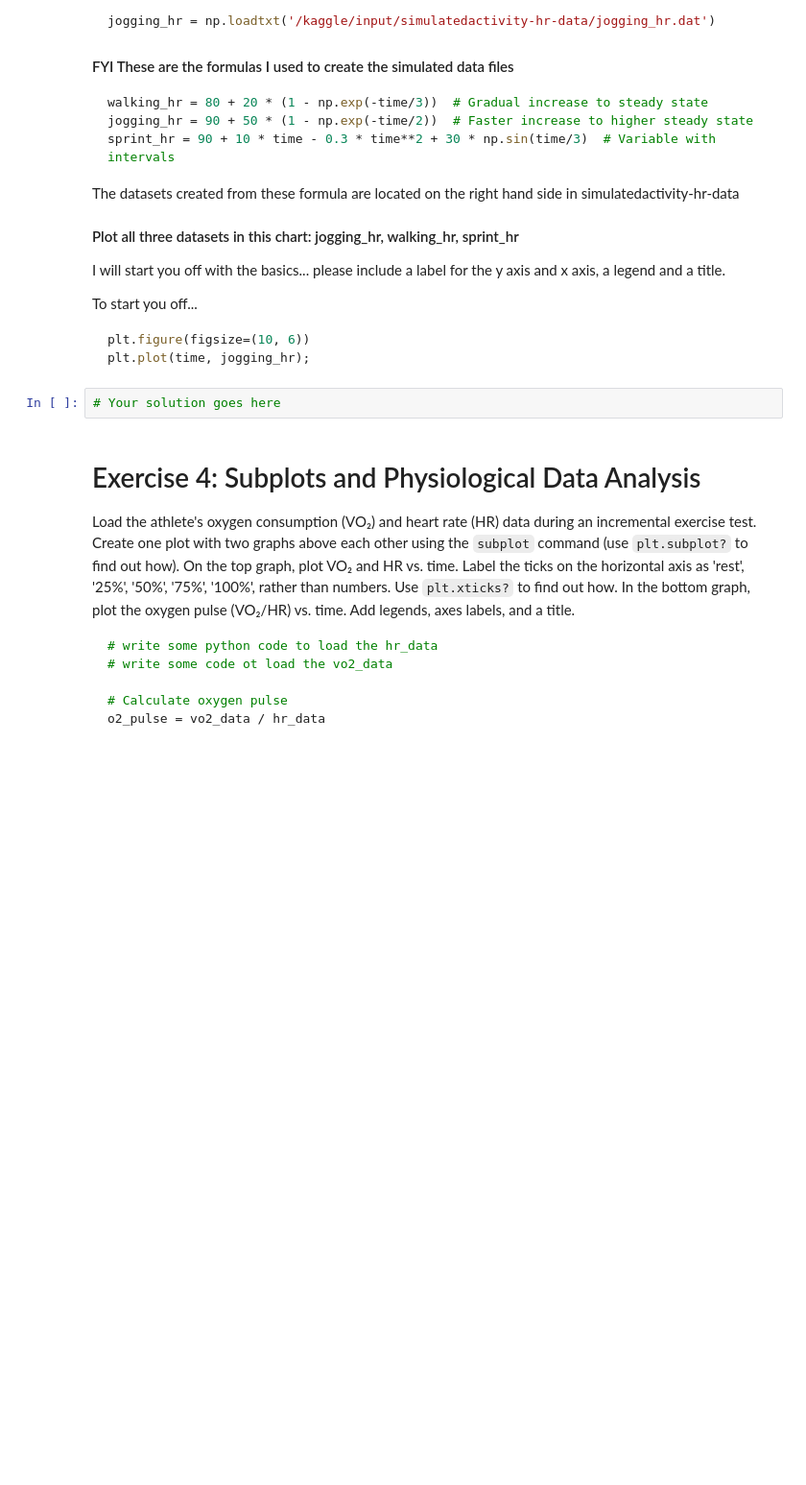
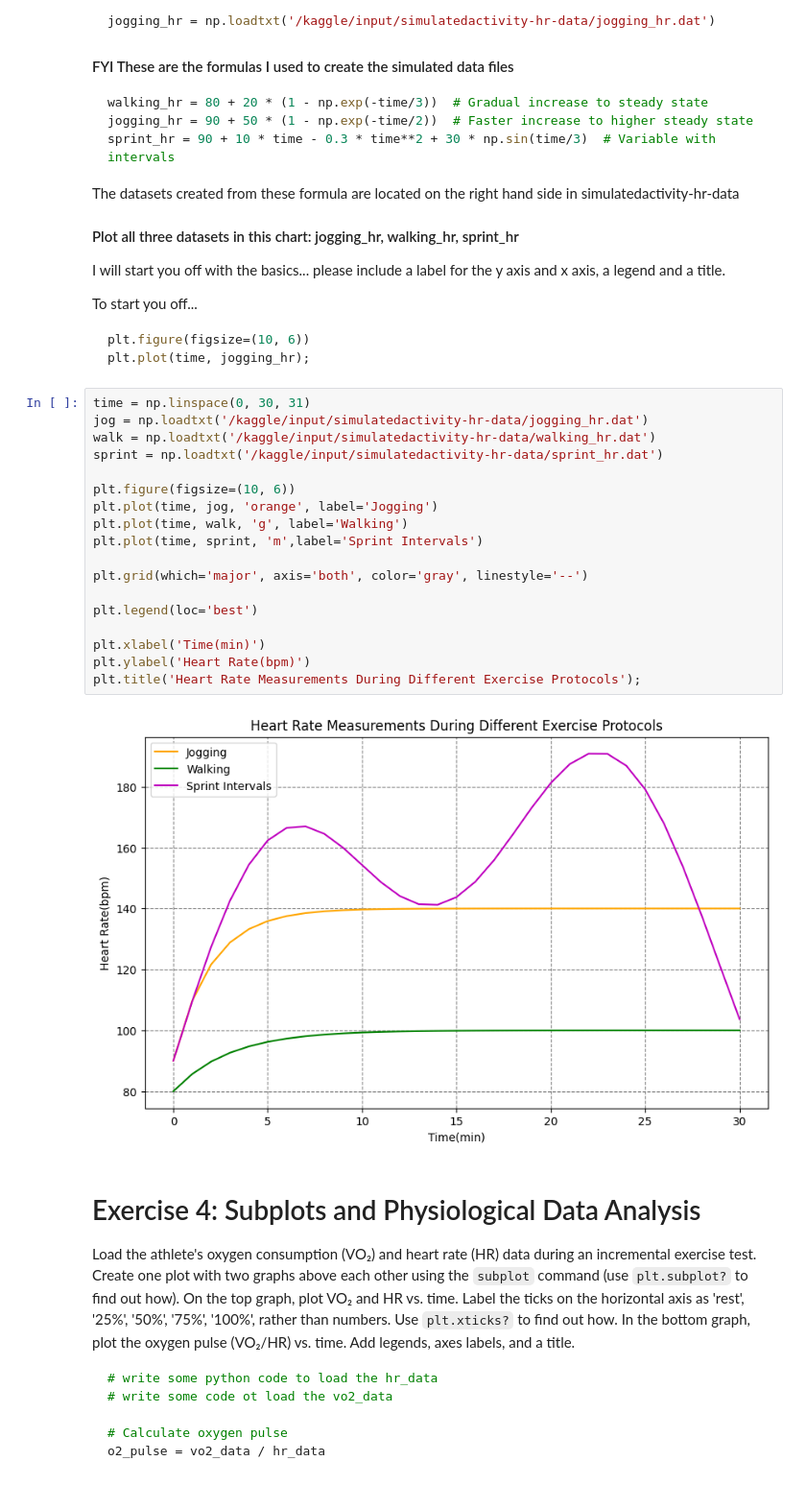
Before and after one commit to pea-222/KNES-381, a Jupyter notebook: exploratory-computing-kines.ipynb, the cells around one changed output. Shown at 96% size. Saved outputs shown, nothing was run; the diff lists cells and outputs as text; blank space fills up the shorter version.

Commit message:
Kaggle Notebook | Exploratory-Computing-Kines | Exercise 3 Complete

````diff
--- a/exploratory-computing-kines.ipynb
+++ b/exploratory-computing-kines.ipynb
@@ -374,8 +382,26 @@ To start you off...
 plt.figure(figsize=(10, 6))
 plt.plot(time, jogging_hr);
 ```
-# %%
-# Your solution goes here
+# %%
+time = np.linspace(0, 30, 31)
+jog = np.loadtxt('/kaggle/input/simulatedactivity-hr-data/jogging_hr.dat')
+walk = np.loadtxt('/kaggle/input/simulatedactivity-hr-data/walking_hr.dat')
+sprint = np.loadtxt('/kaggle/input/simulatedactivity-hr-data/sprint_hr.dat')
+
+plt.figure(figsize=(10, 6))
+plt.plot(time, jog, 'orange', label='Jogging')
+plt.plot(time, walk, 'g', label='Walking')
+plt.plot(time, sprint, 'm',label='Sprint Intervals')
+
+plt.grid(which='major', axis='both', color='gray', linestyle='--')
+
+plt.legend(loc='best')
+
+plt.xlabel('Time(min)')
+plt.ylabel('Heart Rate(bpm)')
+plt.title('Heart Rate Measurements During Different Exercise Protocols');
+# %% [output]
+[figure, added]
 # %% [markdown]
 # Exercise 4: Subplots and Physiological Data Analysis
 Load the athlete's oxygen consumption (VO₂) and heart rate (HR) data during an incremental exercise test. Create one plot with two graphs above each other using the `subplot` command (use `plt.subplot?` to find out how). On the top graph, plot VO₂ and HR vs. time. Label the ticks on the horizontal axis as 'rest', '25%', '50%', '75%', '100%', rather than numbers. Use `plt.xticks?` to find out how. In the bottom graph, plot the oxygen pulse (VO₂/HR) vs. time. Add legends, axes labels, and a title.
````
Also changed, not shown: parts of 1 cell of this notebook.
